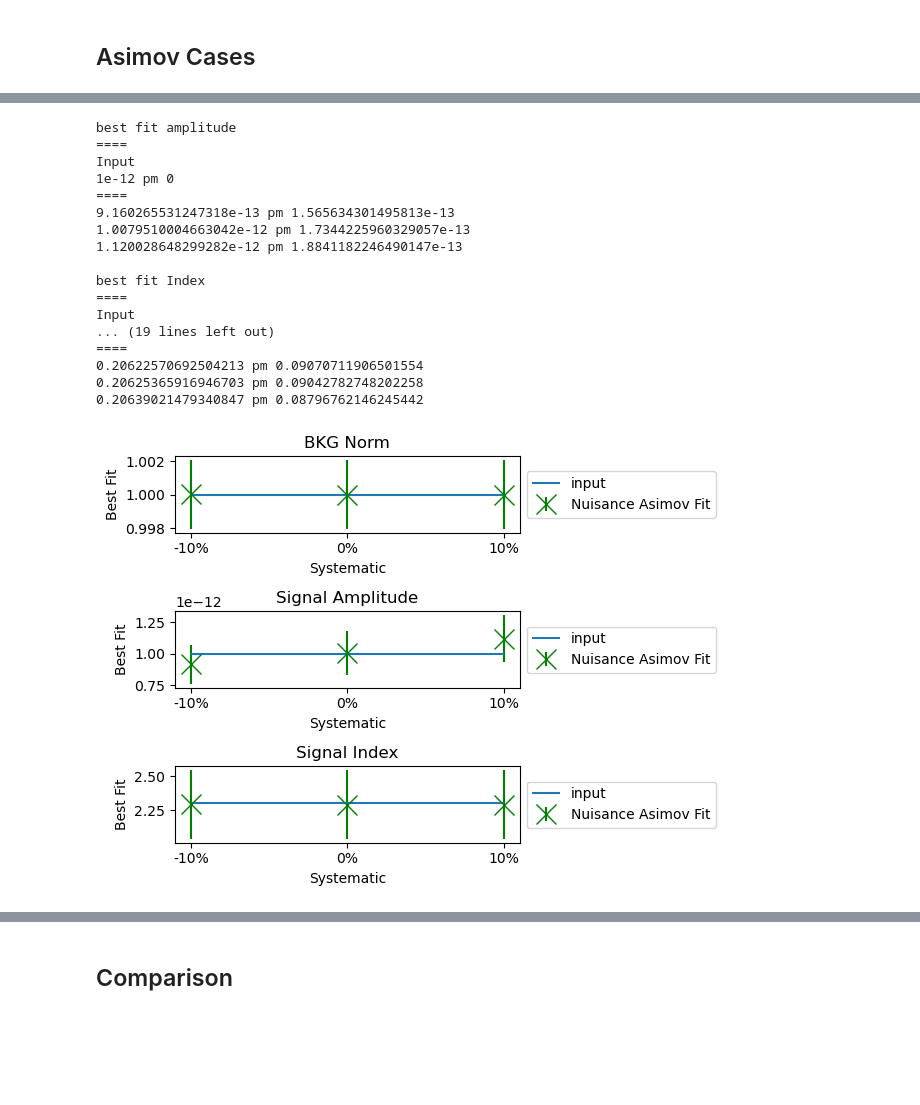
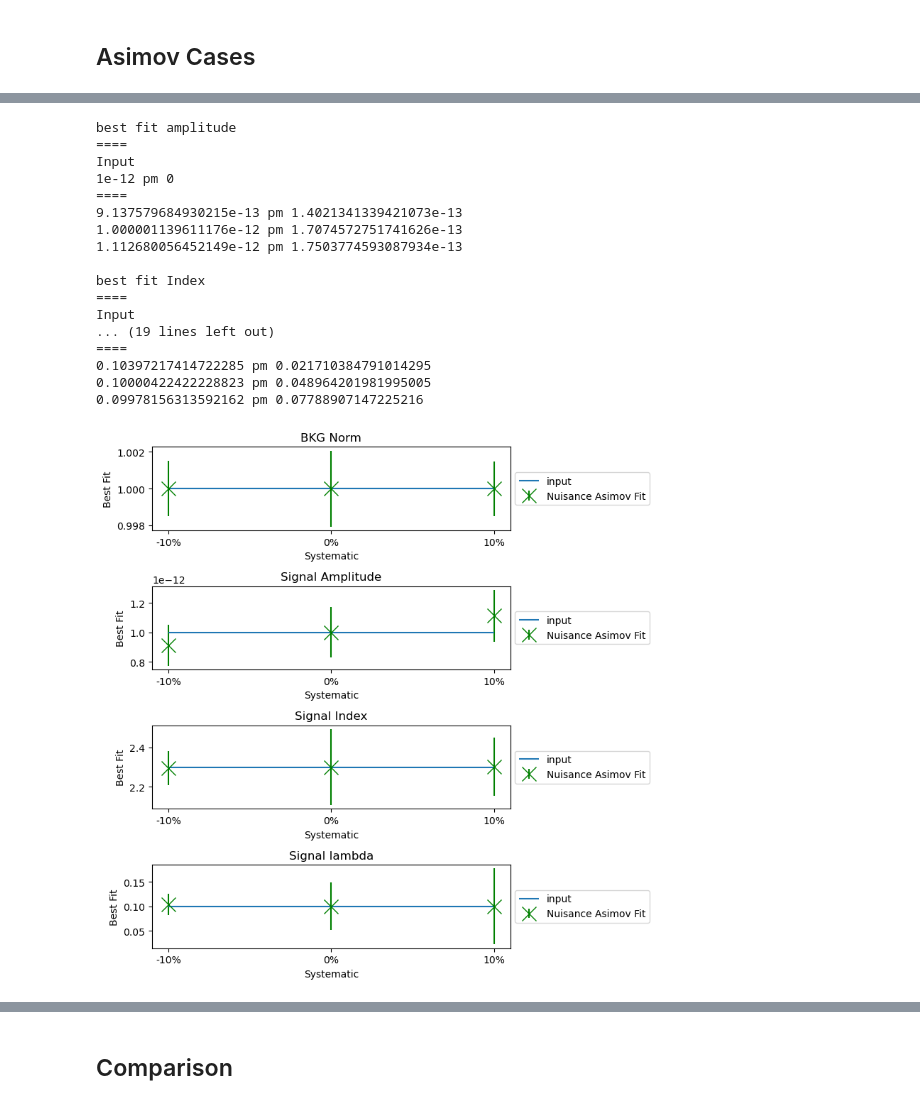
Before and after one commit to LudwigPeschik/nuisance_summary, a Jupyter notebook: Eff_area/energy_independent/2_implementation.ipynb, the cells around one changed output, grey strips where cells are left out. Saved outputs shown, nothing was run; the diff lists cells and outputs as text; code cells hidden in the pictures; blank space fills up the shorter version.

Commit message:
Changes to fit Windows and different Dataset

```diff
--- a/Eff_area/energy_independent/2_implementation.ipynb
+++ b/Eff_area/energy_independent/2_implementation.ipynb
@@ -54,36 +54,39 @@ from Dataset_Creation import sys_dataset
 # %%
 dataset_asimov = MapDataset.read("c:/users/yt02izug/downloads/dataset_asimov/dataset_asimov.fits")
 # Create the spatial model
-
 model_spatial = GaussianSpatialModel(
     lon_0="83.631 deg",
     lat_0="22.018 deg",
     sigma="0.02 deg",
     )
+
 # Create the spectral model
-
 model_spectrum  = ExpCutoffPowerLawSpectralModel(
     index=2.3,
-    amplitude="1e-12 TeV-1 cm-2 s-1", lambda_="0.2 TeV-1")
+    amplitude="1e-12 TeV-1 cm-2 s-1",
+    lambda_="0.1 TeV-1")
+
 # combine the spectral and the spatial model
 source_model = SkyModel(spatial_model = model_spatial ,
                        spectral_model = model_spectrum,
                        name = "Source")
 models = Models(source_model)
+
 # Create the model for the Background
 bkg_model = FoVBackgroundModel(dataset_name=dataset_asimov.name)
 bkg_model.parameters['tilt'].frozen  = False
 models.append(bkg_model)
+
 # set the models in the dataset
 dataset_asimov.models = models
+# set counts
 dataset_asimov.counts = dataset_asimov.npred()
 
-
 dataset_asimov.counts.sum_over_axes().plot(add_cbar=1)
-#binsize = dataset_asimov.geoms["geom"].width[1] / dataset_asimov.geoms["geom"].data_shape[1]
+binsize = dataset_asimov.geoms["geom"].width[1] / dataset_asimov.geoms["geom"].data_shape[1]
 print(
-    #"spatial binsize = ",
-    #binsize
+    "spatial binsize = ",
+    binsize
 )
 
 print(dataset_asimov)
@@ -124,9 +127,10 @@ sys_d_pos = sys_dataset(dataset_asimov, factor_pos, False)
 dataset_pos_N = sys_d_pos.create_dataset_N()
 
 sigma_a = sigma
-sigma_i = 0.03
+sigma_i = sigma #??unclear
+sigma_l = sigma #??unclear
 
-penalising_covmatrix = [[1/sigma_a**2, 0], [0, 1/sigma_i**2]]
+penalising_covmatrix = [[1/sigma_a**2, 0, 0], [0, 1/sigma_i**2, 0], [0, 0, 1/sigma_l**2]]
 
 penalising_invcovmatrix =  penalising_covmatrix
 
@@ -231,10 +235,10 @@ for d in datasets_short:
 print()
 
 print("Best Fit Lambda Norm")
-lambdas = []
+lambdas_N = []
 value = dataset_asimov.models.parameters['lambda_'].value
 error = dataset_asimov.models.parameters['lambda_'].error
-lambdas.append((value, error))
+lambdas_N.append((value, error))
 print('====')
 print('Input')
 print(f'{value} pm {error}')
@@ -243,65 +247,71 @@ for d in datasets_short:
     value = d.models.parameters['lambda_'].value
     error = d.models.parameters['lambda_'].error
     print(f'{value} pm {error}')
-    lambdas.append((value, error))
+    lambdas_N.append((value, error))
 # %% [output]
 best fit amplitude
 ====
 Input
 1e-12 pm 0
 ====
-9.160265531247318e-13 pm 1.565634301495813e-13
-1.0079510004663042e-12 pm 1.7344225960329057e-13
-1.120028648299282e-12 pm 1.8841182246490147e-13
+9.137579684930215e-13 pm 1.4021341339421073e-13
+1.000001139611176e-12 pm 1.7074572751741626e-13
+1.112680056452149e-12 pm 1.7503774593087934e-13
 
 best fit Index
 ====
 Input
 ... (19 lines left out)
 ====
-0.20622570692504213 pm 0.09070711906501554
-0.20625365916946703 pm 0.09042782748202258
-0.20639021479340847 pm 0.08796762146245442
+0.10397217414722285 pm 0.021710384791014295
+0.10000422422228823 pm 0.048964201981995005
+0.09978156313592162 pm 0.07788907147225216
 # %%
-fig, axs = plt.subplots(3,1)
+fig, axs = plt.subplots(4,1, figsize=(8,8))
 
 axs[0].set_title("BKG Norm")
 axs[1].set_title("Signal Amplitude")
 axs[2].set_title("Signal Index")
+axs[3].set_title("Signal lambda")
 
 
-labels_sys = [ '-10%', '0%', '10%']
+labels_sys = ['-10%', '0%', '10%']
 label = "Nuisance Asimov Fit"
 
 for i, a in enumerate(norms_N[1:]):
     axs[0].errorbar(x= i+1, y = a[0], yerr = a[1], fmt= 'x', color =  'green',markersize=14,
                    label = label)
 axs[0].hlines( norms_N[0][0], 1, 3, label = "input")
 
 for i, a in enumerate(amplitudes_N[1:]):
     axs[1].errorbar(x= i+1, y = a[0], yerr = a[1], fmt= 'x', color =  'green',markersize=14,
                    label = label)
 axs[1].hlines( amplitudes_N[0][0], 1, 3, label = "input")
 
 for i, a in enumerate(indices_N[1:]):
     axs[2].errorbar(x= i+1, y = a[0], yerr = a[1], fmt= 'x', color =  'green',markersize=14,
                    label = label)
 axs[2].hlines( indices_N[0][0], 1, 3, label = "input")
 
+for i, a in enumerate(lambdas_N[1:]):
+    axs[3].errorbar(x= i+1, y = a[0], yerr = a[1], fmt= 'x', color =  'green',markersize=14,
+                   label = label)
+axs[3].hlines(lambdas_N[0][0], 1, 3, label = "input")
+
 plt.tight_layout()
 for a in axs:
     handles, labels = plt.gca().get_legend_handles_labels()
     by_label = dict(zip(labels, handles))
     a.legend(by_label.values(), by_label.keys(),
             loc='center left', bbox_to_anchor=(1, 0.5))
     a.set_ylabel('Best Fit');
     a.set_xlabel('Systematic');
     a.set_xticks(np.arange(3)+1,labels_sys)
 
 plt.tight_layout()
 fig.savefig("best_fit_parameters_corr.pdf")
 # %% [output]
-[figure, old version]
+[figure, new version]
 # %%
 true_energy = dataset_cor_N.exposure.geom.axes[0].center.value
 
```
Also changed, not shown: parts of 9 cells of this notebook, 28 other files.
